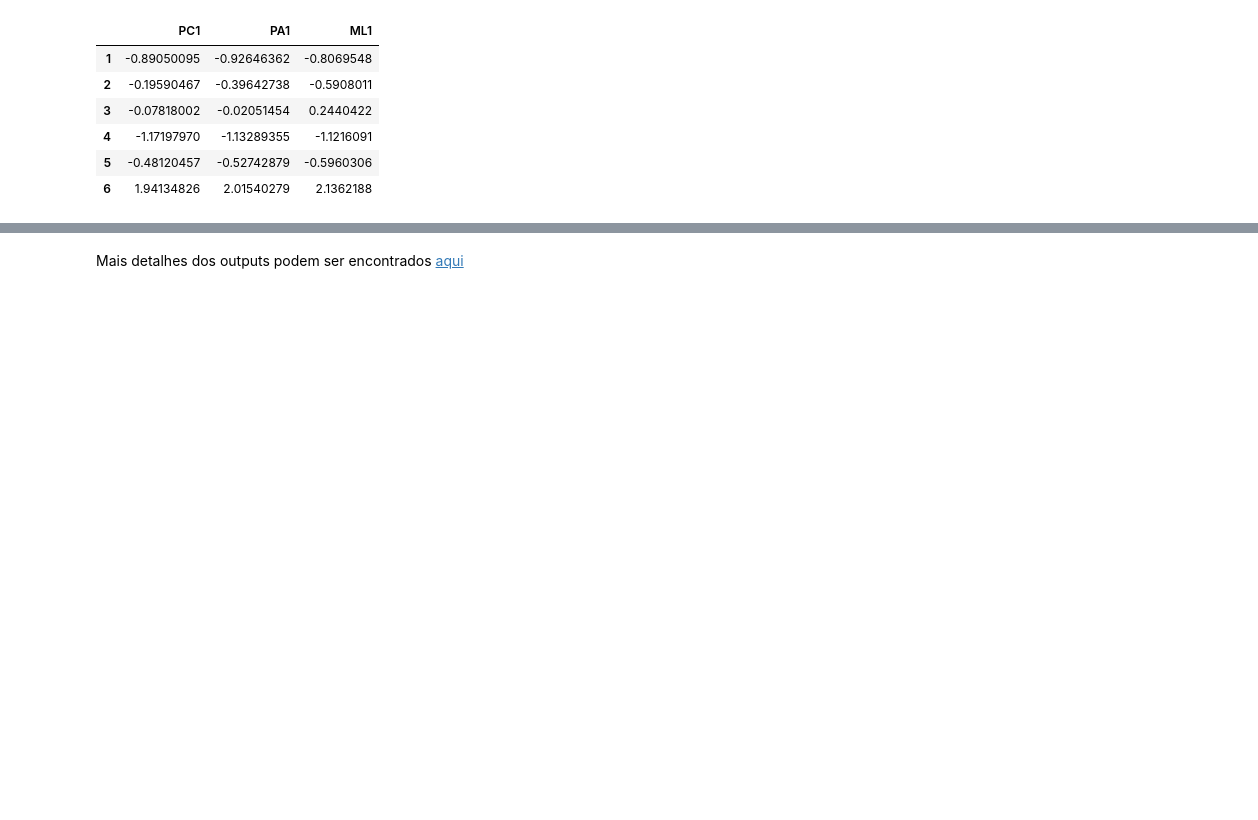
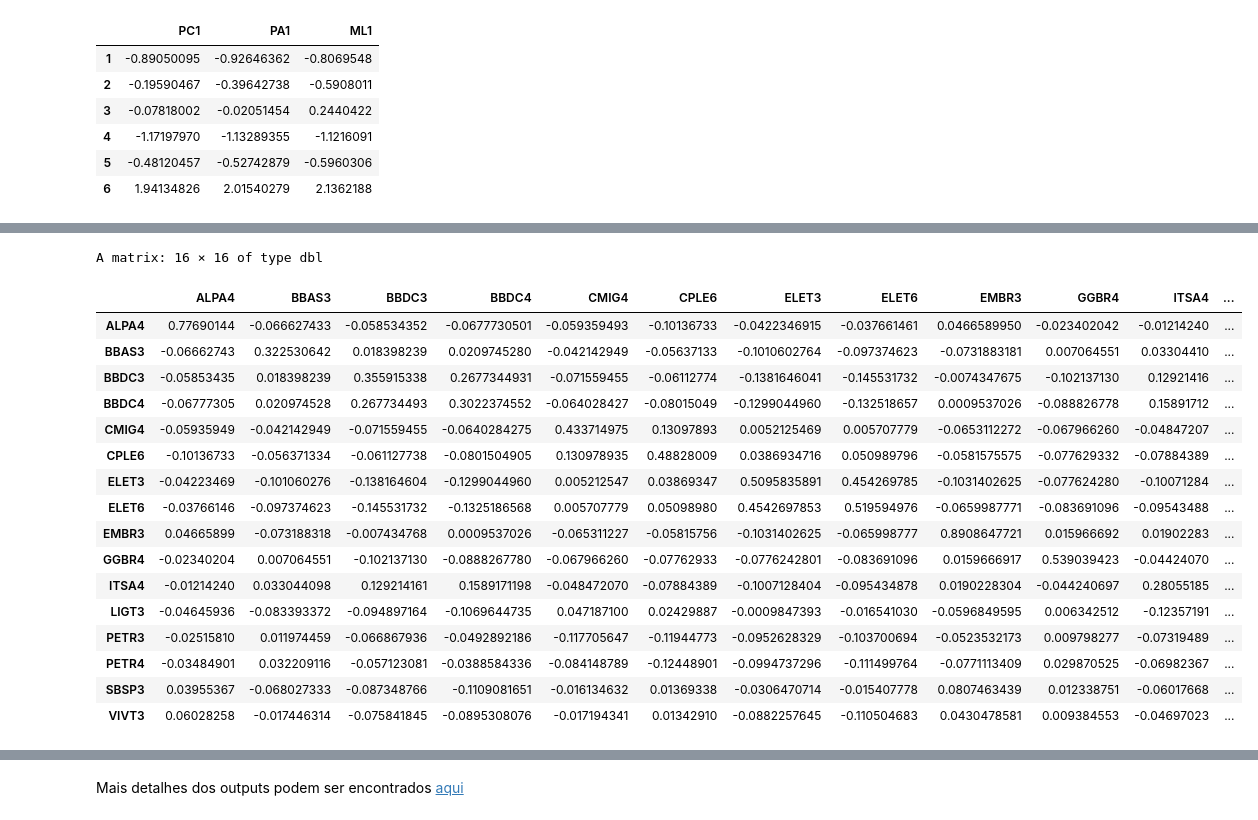
Before and after one commit to ctruciosm/BasicStats, a Jupyter notebook: AF.ipynb, the cells around one changed output, grey strips where cells are left out. Drawn from its saved outputs; the diff is of its cells as text; code cells hidden in the pictures; blank space fills up the shorter version.

```diff
--- a/AF.ipynb
+++ b/AF.ipynb
@@ -245,0 +300,25 @@ A matrix: 6 × 3 of type dbl
+# %%
+u_pca = dados - modelo_af_pca$scores %*% t(as.matrix(modelo_af_pca$loadings[1:16, 1]))
+u_pa = dados - modelo_af_fp$scores %*% t(as.matrix(modelo_af_fp$loadings[1:16, 1]))
+u_ml = dados - modelo_af_mv$scores %*% t(as.matrix(modelo_af_mv$loadings[1:16, 1]))
+# %%
+cov(u_pca)
+# %% [output]
+A matrix: 16 × 16 of type dbl
+|  | ALPA4 | BBAS3 | BBDC3 | BBDC4 | CMIG4 | CPLE6 | ELET3 | ELET6 | EMBR3 | GGBR4 | ITSA4 | ... |
+| ALPA4 | 0.77690144 | -0.066627433 | -0.058534352 | -0.0677730501 | -0.059359493 | -0.10136733 | -0.0422346915 | -0.037661461 | 0.0466589950 | -0.023402042 | -0.01214240 | ... |
+| BBAS3 | -0.06662743 | 0.322530642 | 0.018398239 | 0.0209745280 | -0.042142949 | -0.05637133 | -0.1010602764 | -0.097374623 | -0.0731883181 | 0.007064551 | 0.03304410 | ... |
+| BBDC3 | -0.05853435 | 0.018398239 | 0.355915338 | 0.2677344931 | -0.071559455 | -0.06112774 | -0.1381646041 | -0.145531732 | -0.0074347675 | -0.102137130 | 0.12921416 | ... |
+| BBDC4 | -0.06777305 | 0.020974528 | 0.267734493 | 0.3022374552 | -0.064028427 | -0.08015049 | -0.1299044960 | -0.132518657 | 0.0009537026 | -0.088826778 | 0.15891712 | ... |
+| CMIG4 | -0.05935949 | -0.042142949 | -0.071559455 | -0.0640284275 | 0.433714975 | 0.13097893 | 0.0052125469 | 0.005707779 | -0.0653112272 | -0.067966260 | -0.04847207 | ... |
+| CPLE6 | -0.10136733 | -0.056371334 | -0.061127738 | -0.0801504905 | 0.130978935 | 0.48828009 | 0.0386934716 | 0.050989796 | -0.0581575575 | -0.077629332 | -0.07884389 | ... |
+| ELET3 | -0.04223469 | -0.101060276 | -0.138164604 | -0.1299044960 | 0.005212547 | 0.03869347 | 0.5095835891 | 0.454269785 | -0.1031402625 | -0.077624280 | -0.10071284 | ... |
+| ELET6 | -0.03766146 | -0.097374623 | -0.145531732 | -0.1325186568 | 0.005707779 | 0.05098980 | 0.4542697853 | 0.519594976 | -0.0659987771 | -0.083691096 | -0.09543488 | ... |
+| EMBR3 | 0.04665899 | -0.073188318 | -0.007434768 | 0.0009537026 | -0.065311227 | -0.05815756 | -0.1031402625 | -0.065998777 | 0.8908647721 | 0.015966692 | 0.01902283 | ... |
+| GGBR4 | -0.02340204 | 0.007064551 | -0.102137130 | -0.0888267780 | -0.067966260 | -0.07762933 | -0.0776242801 | -0.083691096 | 0.0159666917 | 0.539039423 | -0.04424070 | ... |
+| ITSA4 | -0.01214240 | 0.033044098 | 0.129214161 | 0.1589171198 | -0.048472070 | -0.07884389 | -0.1007128404 | -0.095434878 | 0.0190228304 | -0.044240697 | 0.28055185 | ... |
+| LIGT3 | -0.04645936 | -0.083393372 | -0.094897164 | -0.1069644735 | 0.047187100 | 0.02429887 | -0.0009847393 | -0.016541030 | -0.0596849595 | 0.006342512 | -0.12357191 | ... |
+| PETR3 | -0.02515810 | 0.011974459 | -0.066867936 | -0.0492892186 | -0.117705647 | -0.11944773 | -0.0952628329 | -0.103700694 | -0.0523532173 | 0.009798277 | -0.07319489 | ... |
+| PETR4 | -0.03484901 | 0.032209116 | -0.057123081 | -0.0388584336 | -0.084148789 | -0.12448901 | -0.0994737296 | -0.111499764 | -0.0771113409 | 0.029870525 | -0.06982367 | ... |
+| SBSP3 | 0.03955367 | -0.068027333 | -0.087348766 | -0.1109081651 | -0.016134632 | 0.01369338 | -0.0306470714 | -0.015407778 | 0.0807463439 | 0.012338751 | -0.06017668 | ... |
+| VIVT3 | 0.06028258 | -0.017446314 | -0.075841845 | -0.0895308076 | -0.017194341 | 0.01342910 | -0.0882257645 | -0.110504683 | 0.0430478581 | 0.009384553 | -0.04697023 | ... |
```
Also changed, not shown: parts of 10 cells of this notebook.
